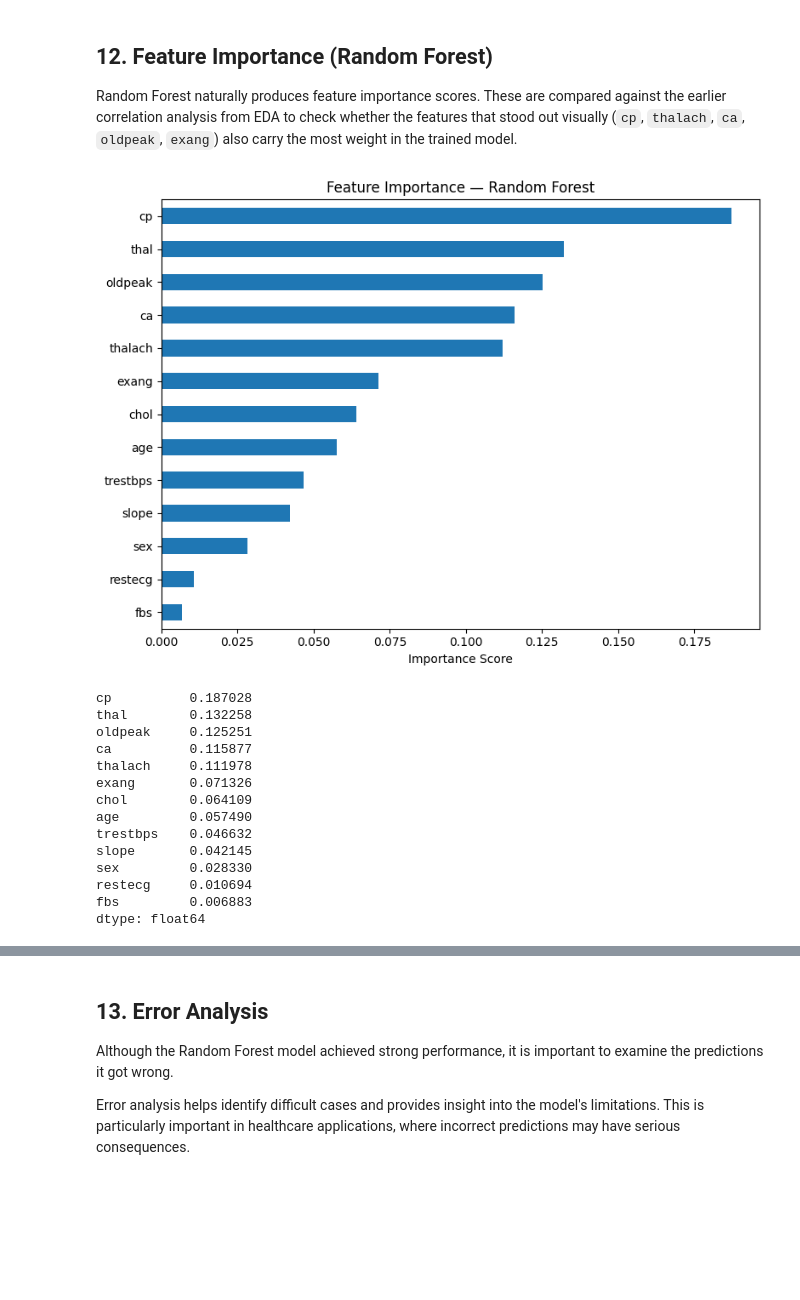
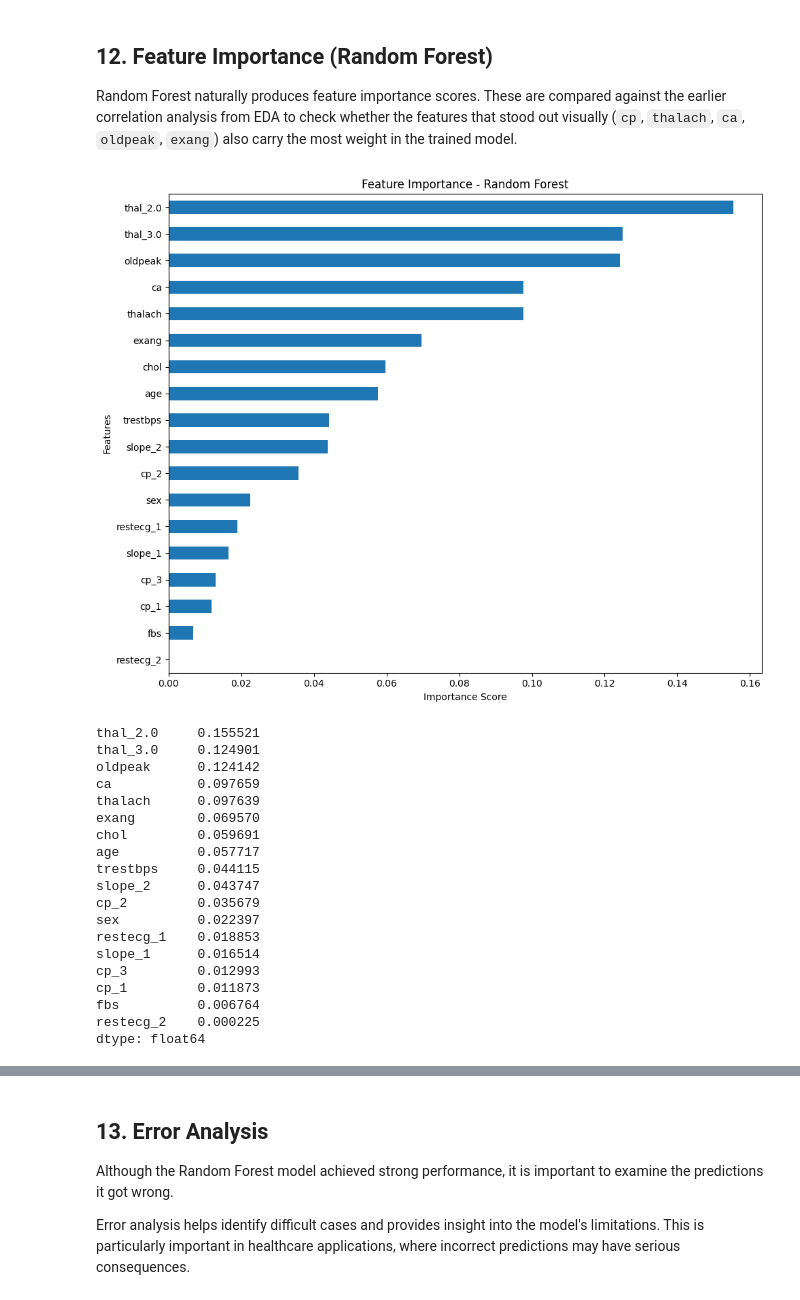
Before and after one commit to Danish925/ml-healthcare-journey, a Jupyter notebook: heart-disease-prediction/heart-disease-prediction.ipynb, the cells around one changed output, grey strips where cells are left out. Cells and saved outputs as stored; diff of their text form; code cells hidden in the pictures; blank space fills up the shorter version.

```diff
--- a/heart-disease-prediction/heart-disease-prediction.ipynb
+++ b/heart-disease-prediction/heart-disease-prediction.ipynb
@@ -879,11 +827,17 @@ Random Forest is tree-based, so it does not require feature scaling or one-hot e
 # %%
 from sklearn.ensemble import RandomForestClassifier
 
-rf_clf = RandomForestClassifier(n_estimators=200, random_state=42)
-rf_clf.fit(X_train, y_train)
+rf_clf = RandomForestClassifier(
+    n_estimators=200,
+    random_state=42
+)
 
-y_pred_rf = rf_clf.predict(X_test)
-y_prob_rf = rf_clf.predict_proba(X_test)[:, 1]
+# Train on one-hot encoded data
+rf_clf.fit(X_train_encoded, y_train)
+
+# Predictions
+y_pred_rf = rf_clf.predict(X_test_encoded)
+y_prob_rf = rf_clf.predict_proba(X_test_encoded)[:, 1]
 
 results['Random Forest'] = {
     'Accuracy': accuracy_score(y_test, y_pred_rf),
@@ -926,15 +1030,18 @@ grid_search = GridSearchCV(
     estimator=RandomForestClassifier(random_state=42),
     param_grid=param_grid,
     cv=5,
-    scoring='accuracy',
+    scoring='roc_auc',
     n_jobs=-1
 )
 
-grid_search.fit(X_train, y_train)
+# Train on encoded data
+grid_search.fit(X_train_encoded, y_train)
 
 best_rf = grid_search.best_estimator_
 
-y_pred = best_rf.predict(X_test)
+# Predictions on encoded test data
+y_pred = best_rf.predict(X_test_encoded)
+y_prob = best_rf.predict_proba(X_test_encoded)[:, 1]
 
 print("Best Parameters:")
 print(grid_search.best_params_)
@@ -942,10 +1049,11 @@ print(grid_search.best_params_)
 print("\nBest Cross Validation Accuracy:")
 print(grid_search.best_score_)
 
+print("\nTest Set Performance")
 print("Accuracy :", accuracy_score(y_test, y_pred))
 print("Precision:", precision_score(y_test, y_pred))
 print("Recall   :", recall_score(y_test, y_pred))
 print("F1 Score :", f1_score(y_test, y_pred))
-print("ROC AUC  :", roc_auc_score(y_test, best_rf.predict_proba(X_test)[:,1]))
+print("ROC AUC  :", roc_auc_score(y_test, y_prob))
 # %% [output]
 Best Parameters:
@@ -988,31 +1106,39 @@ Random Forest naturally produces feature importance scores. These are compared a
 # %%
 feat_importance = pd.Series(
     best_rf.feature_importances_,
-    index=X_train.columns
+    index=X_train_encoded.columns
 ).sort_values(ascending=False)
 
-plt.figure(figsize=(8, 6))
+plt.figure(figsize=(10, 8))
 feat_importance.plot(kind='barh')
-plt.title("Feature Importance — Random Forest")
+
+plt.title("Feature Importance - Random Forest")
 plt.xlabel("Importance Score")
+plt.ylabel("Features")
+
 plt.gca().invert_yaxis()
 plt.tight_layout()
 plt.show()
 
 print(feat_importance)
 # %% [output]
-[figure, old version]
+[figure, new version]
-cp          0.187028
-thal        0.132258
-oldpeak     0.125251
-ca          0.115877
-thalach     0.111978
-exang       0.071326
-chol        0.064109
-age         0.057490
-trestbps    0.046632
-slope       0.042145
-sex         0.028330
-restecg     0.010694
-fbs         0.006883
+thal_2.0     0.155521
+thal_3.0     0.124901
+oldpeak      0.124142
+ca           0.097659
+thalach      0.097639
+exang        0.069570
+chol         0.059691
+age          0.057717
+trestbps     0.044115
+slope_2      0.043747
+cp_2         0.035679
+sex          0.022397
+restecg_1    0.018853
+slope_1      0.016514
+cp_3         0.012993
+cp_1         0.011873
+fbs          0.006764
+restecg_2    0.000225
 dtype: float64
```
Also changed, not shown: parts of 20 cells of this notebook.
